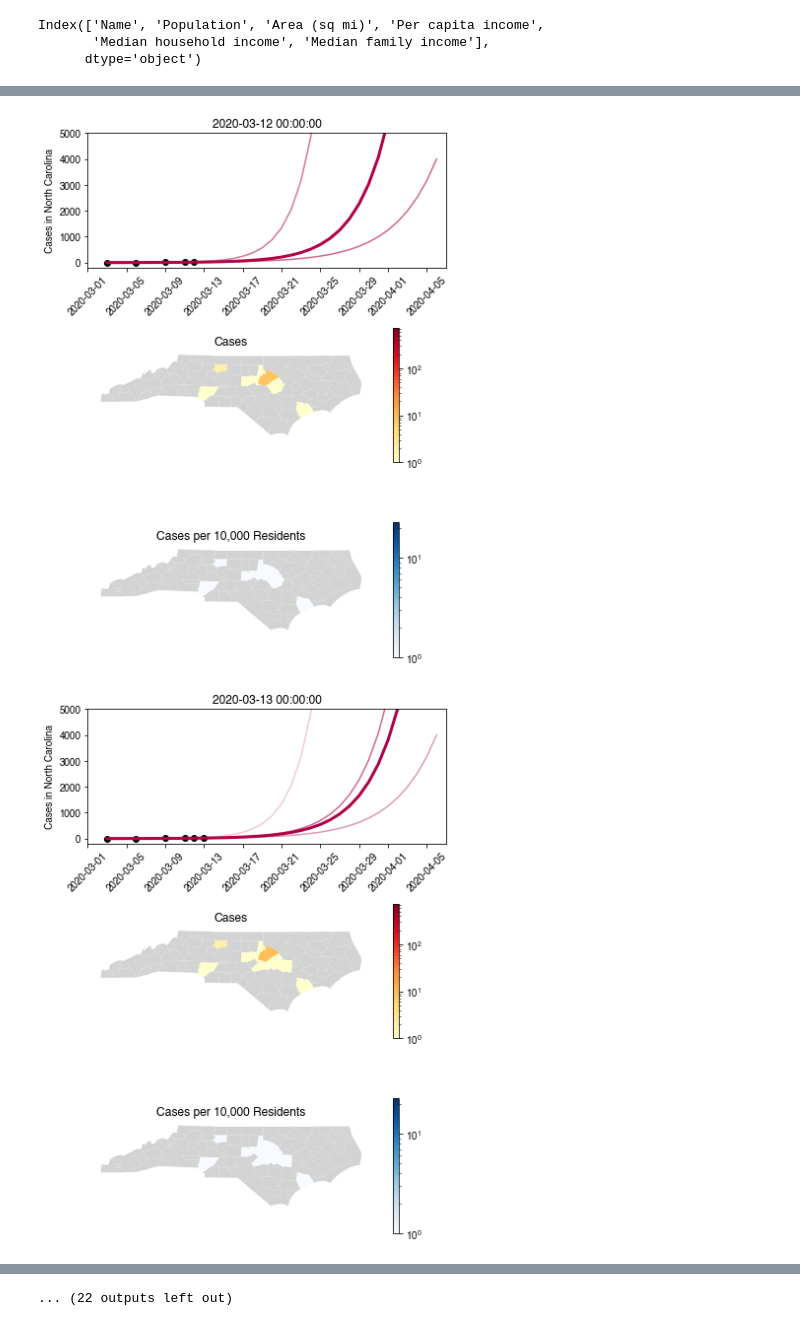
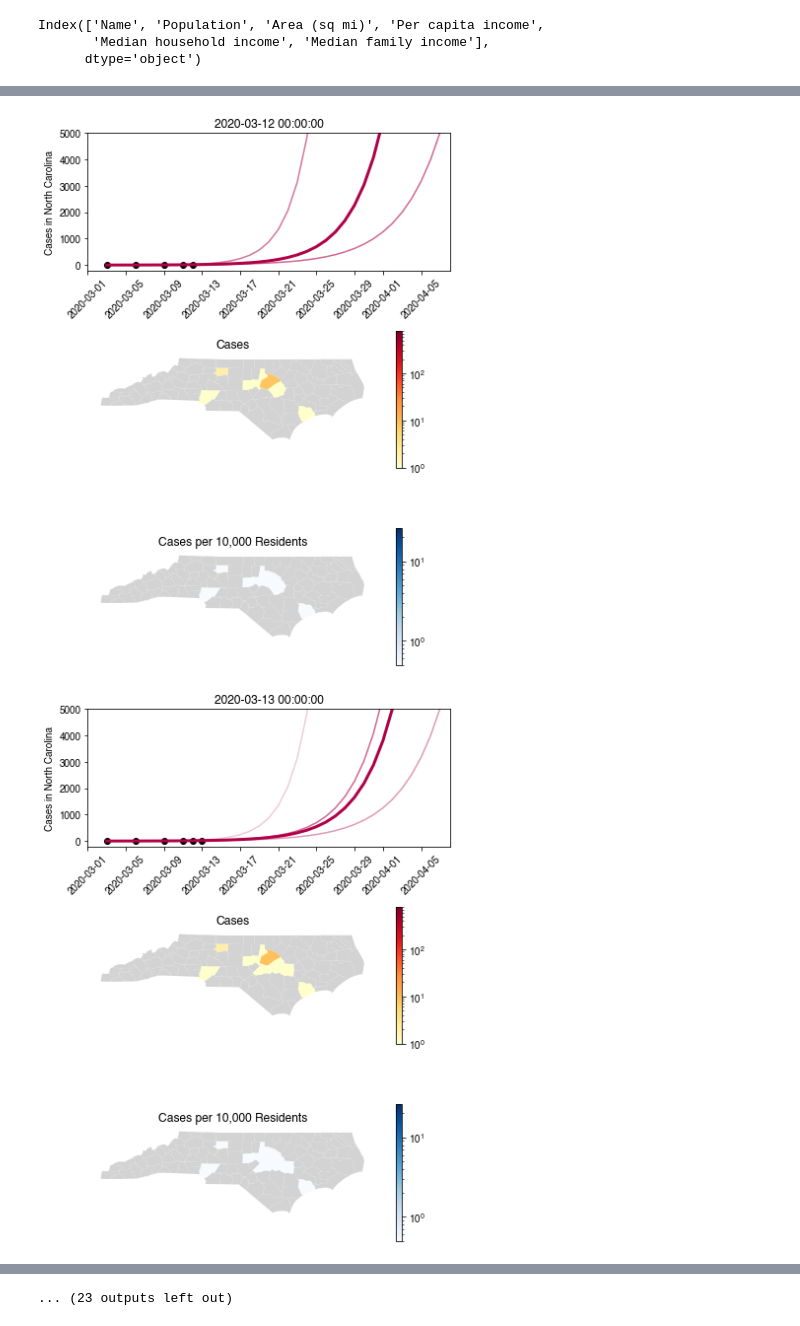
Before and after one commit to aeallen/UNC-CompMed-SARS-CoV-2, a Jupyter notebook: NC-Visualization/NC COVID-19 Visualization.ipynb, the cells around one changed output, grey strips where cells are left out. Drawn from its saved outputs; the diff is of its cells as text; code cells hidden in the pictures.

```diff
--- a/NC-Visualization/NC COVID-19 Visualization.ipynb
+++ b/NC-Visualization/NC COVID-19 Visualization.ipynb
@@ -48,7 +48,7 @@ Index(['Name', 'Population', 'Area (sq mi)', 'Per capita income',
        'Median household income', 'Median family income'],
       dtype='object')
 # %%
-ndays = 34
+ndays = 35
 
 def log_scale(minval, maxval):
     def scalar(val):
@@ -68,7 +68,7 @@ merged = merged.set_index('Name').join(demographics.set_index('Name')).reset_ind
 merged['Per capita'] = merged['Cases']/merged['Population']*10000
 
 pmin, pmax = np.nanmin(merged['Per capita']), np.nanmax(merged['Per capita'])
-pmin = 1
+pmin = 0.5
 
 vmin, vmax = np.nanmin(merged['Cases']), np.nanmax(merged['Cases'])
 vmin = 1
@@ -164,2 +164,2 @@ for i in range(ndays):
-[figure, old version]
+[figure, new version]
-[figure, old version]
+[figure, new version]
@@ -168,4 +168,4 @@ for i in range(ndays):
-... (22 outputs left out)
+... (23 outputs left out)
 # %%
 # sort the .png files based on index used above
 images,image_file_names = [],[]
```
Also changed, not shown: parts of 2 cells of this notebook, 3 other files.
